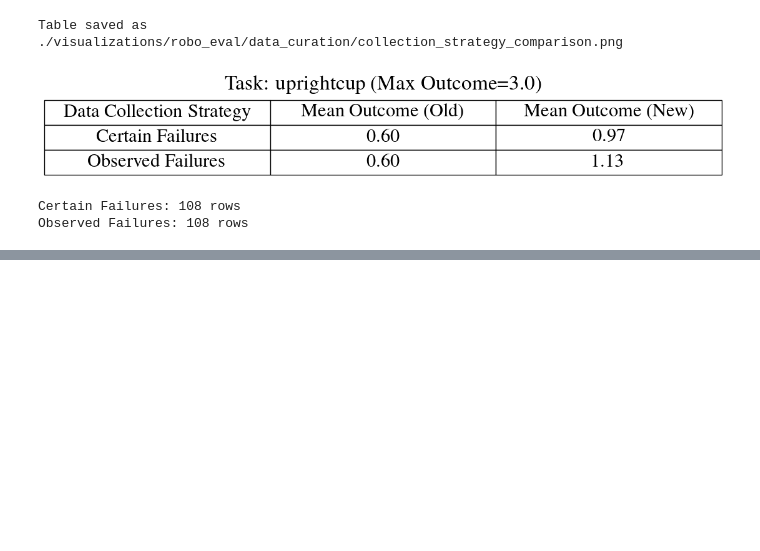
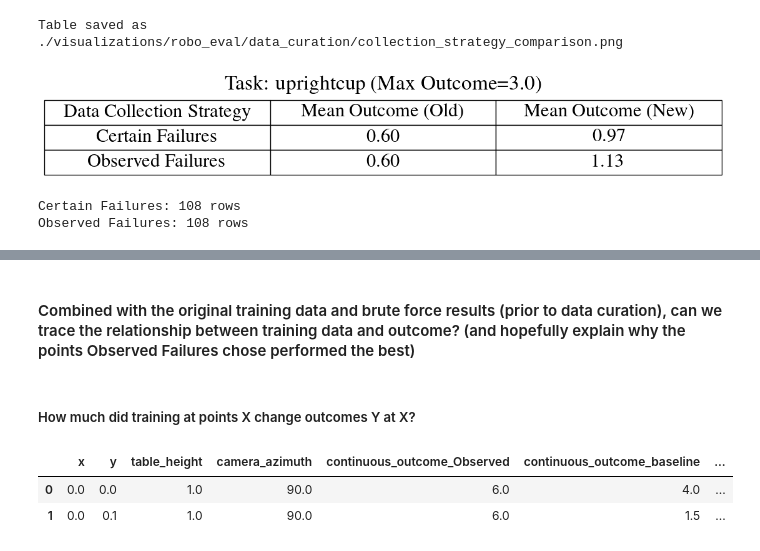
Before and after one commit to iamandrewliao/active-testing, a Jupyter notebook: analysis.ipynb, the cells around one changed output, grey strips where cells are left out. Saved outputs shown, nothing was run; the diff lists cells and outputs as text; code cells hidden in the pictures; blank space fills up the shorter version.

```diff
--- a/model_analysis.ipynb
+++ b/analysis.ipynb
@@ -1439,0 +1689,43 @@ Observed Failures: 108 rows
+# %% [markdown]
+#### Combined with the original training data and brute force results (prior to data curation), can we trace the relationship between training data and outcome? (and hopefully explain why the points Observed Failures chose performed the best)
+# %% [markdown]
+##### How much did training at points X change outcomes Y at X?
+# %%
+# build a large df of all points selected by all methods and how outcome changed at those points
+# Define your merge keys and the methods to evaluate
+keys = ['x', 'y', 'table_height', 'camera_azimuth']
+methods = {
+    'Observed': observed_failures_results,
+    'Certain': certain_failures_results,
+    'Influence': influence_stoch_greedy_results
+}
+
+compiled_results = []
+
+for name, df_results in methods.items():
+    # 1. Merge the specific method results with the baseline
+    # We use inner join to ensure we only compare points that exist in both
+    comparison = pd.merge(
+        df_results[keys + ['continuous_outcome']],
+        baseline_results[keys + ['continuous_outcome']],
+        on=keys,
+        suffixes=(f'_{name}', '_baseline')
+    )
+
+    # 2. Calculate the change (Delta)
+    comparison['delta_outcome'] = (
+        comparison[f'continuous_outcome_{name}'] - comparison['continuous_outcome_baseline']
+    )
+
+    # 3. Add a label and store
+    comparison['method'] = name
+    compiled_results.append(comparison)
+
+# Combine everything into one dataframe
+impact_df = pd.concat(compiled_results, ignore_index=True)
+
+impact_df.head(2)
+# %% [output]
+|  | x | y | table_height | camera_azimuth | continuous_outcome_Observed | continuous_outcome_baseline | ... |
+| 0 | 0.0 | 0.0 | 1.0 | 90.0 | 6.0 | 4.0 | ... |
+| 1 | 0.0 | 0.1 | 1.0 | 90.0 | 6.0 | 1.5 | ... |
```
Also changed, not shown: parts of 39 cells of this notebook, 21 other files.
